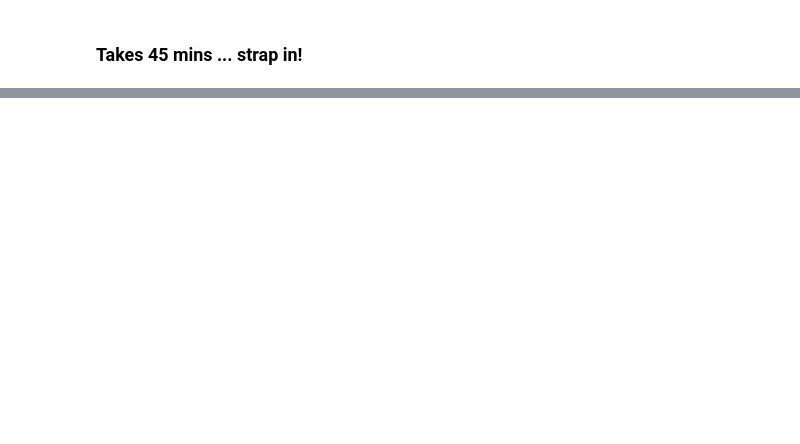
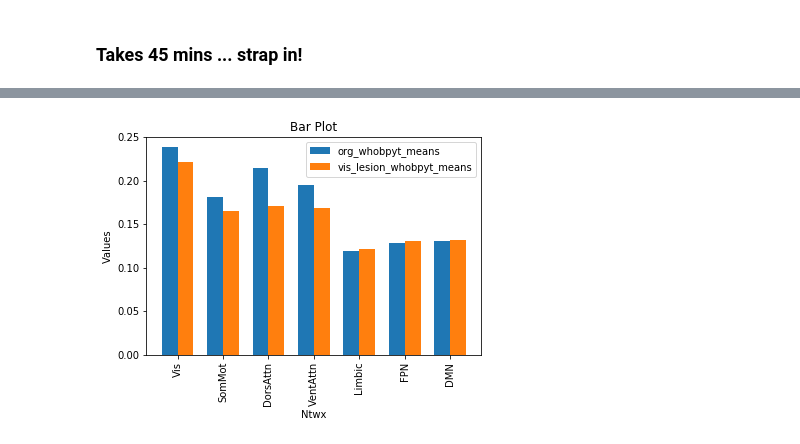
Before and after one commit to Shreyder93/whobpyt, a Jupyter notebook: scratch/WhoBPyT_isolated_Ntwx_all_subs.ipynb, the cells around one changed output, grey strips where cells are left out. Saved outputs shown, nothing was run; the diff lists cells and outputs as text; code cells hidden in the pictures; blank space fills up the shorter version.

```diff
--- a/scratch/WhoBPyT_isolated_Ntwx_all_subs.ipynb
+++ b/scratch/WhoBPyT_isolated_Ntwx_all_subs.ipynb
@@ -174,0 +257,2 @@ Wall time: 42min 27s
+# %%
+ntwx_only_lh = ntwx_only_lh[(ntwx_only_lh>0.1)]
@@ -174,0 +296,12 @@ Wall time: 42min 27s
+# %%
+def ntwx_only_fc(fc, sub, a,b,c,d):
+
+    ntwx_only_lh = fc[sub][a:b, a:b]
+    ntwx_only_rh = fc[sub][c:d, c:d]
+
+    ntwx_only_lhrh = fc[sub][a:b, c:d]
+    ntwx_only_rhlh = fc[sub][c:d, a:b]
+
+    mean_fc = (np.mean(ntwx_only_lh) + np.mean(ntwx_only_rh) + np.mean(ntwx_only_lhrh) + np.mean(ntwx_only_rhlh))/4
+
+    return mean_fc
@@ -174,0 +316,2 @@ Wall time: 42min 27s
+# %%
+Ntwx = ['Vis', 'SomMot', 'DorsAttn', 'VentAttn', 'Limbic', 'FPN', 'DMN']
@@ -174,0 +443,8 @@ Wall time: 42min 27s
+# %%
+vis_lesion_whobpyt_means = func_for_inner_ntwx_connectivity(all_subs_vis_lesion)
+sommot_lesion_whobpyt_means = func_for_inner_ntwx_connectivity(all_subs_sommot_lesion)
+dorsattn_lesion_whobpyt_means = func_for_inner_ntwx_connectivity(all_subs_dorsattn_lesion)
+ventattn_lesion_whobpyt_means = func_for_inner_ntwx_connectivity(all_subs_ventattn_lesion)
+limbic_lesion_whobpyt_means = func_for_inner_ntwx_connectivity(all_subs_limbic_lesion)
+fpn_lesion_whobpyt_means = func_for_inner_ntwx_connectivity(all_subs_fpn_lesion)
+dmn_lesion_whobpyt_means = func_for_inner_ntwx_connectivity(all_subs_dmn_lesion)
@@ -174,0 +463,21 @@ Wall time: 42min 27s
+# %%
+# Creating the bar plot
+x = range(len(org_whobpyt_means))  # X-axis values (indices of the lists)
+width = 0.35  # Width of the bars
+fig, ax = plt.subplots()
+rects1 = ax.bar(x, org_whobpyt_means, width, label='org_whobpyt_means')
+rects2 = ax.bar([i + width for i in x], vis_lesion_whobpyt_means, width, label='vis_lesion_whobpyt_means')
+
+# Adding labels, title, and legend
+ax.set_xlabel('Ntwx')
+ax.set_ylabel('Values')
+ax.set_title('Bar Plot')
+ax.set_xticks([i + width/2 for i in x])
+ax.set_xticklabels(Ntwx)
+plt.xticks(rotation=90)
+ax.legend()
+
+# Displaying the plot
+plt.show()
+# %% [output]
+[figure, added]
```
Also changed, not shown: parts of 46 cells of this notebook.
